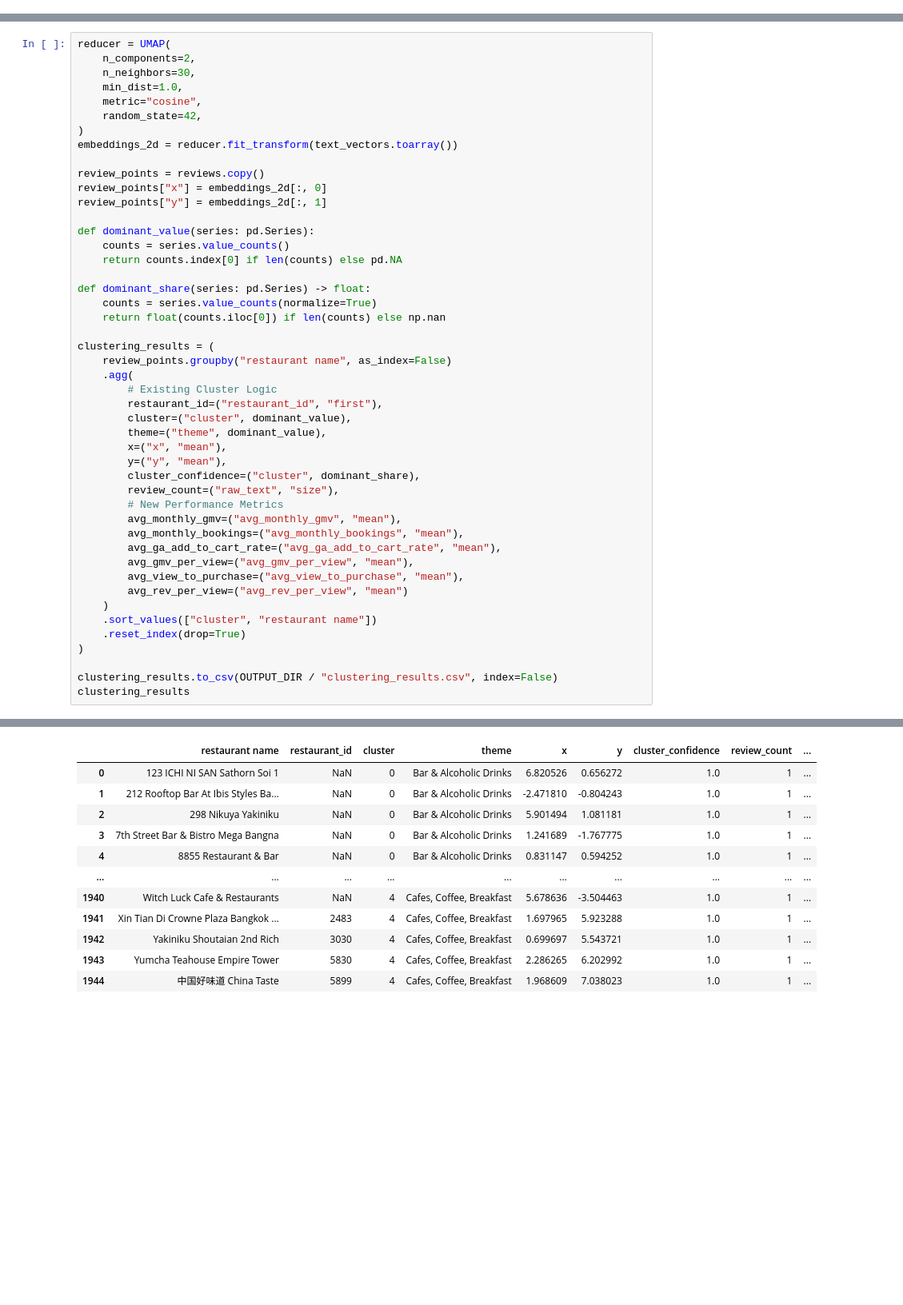
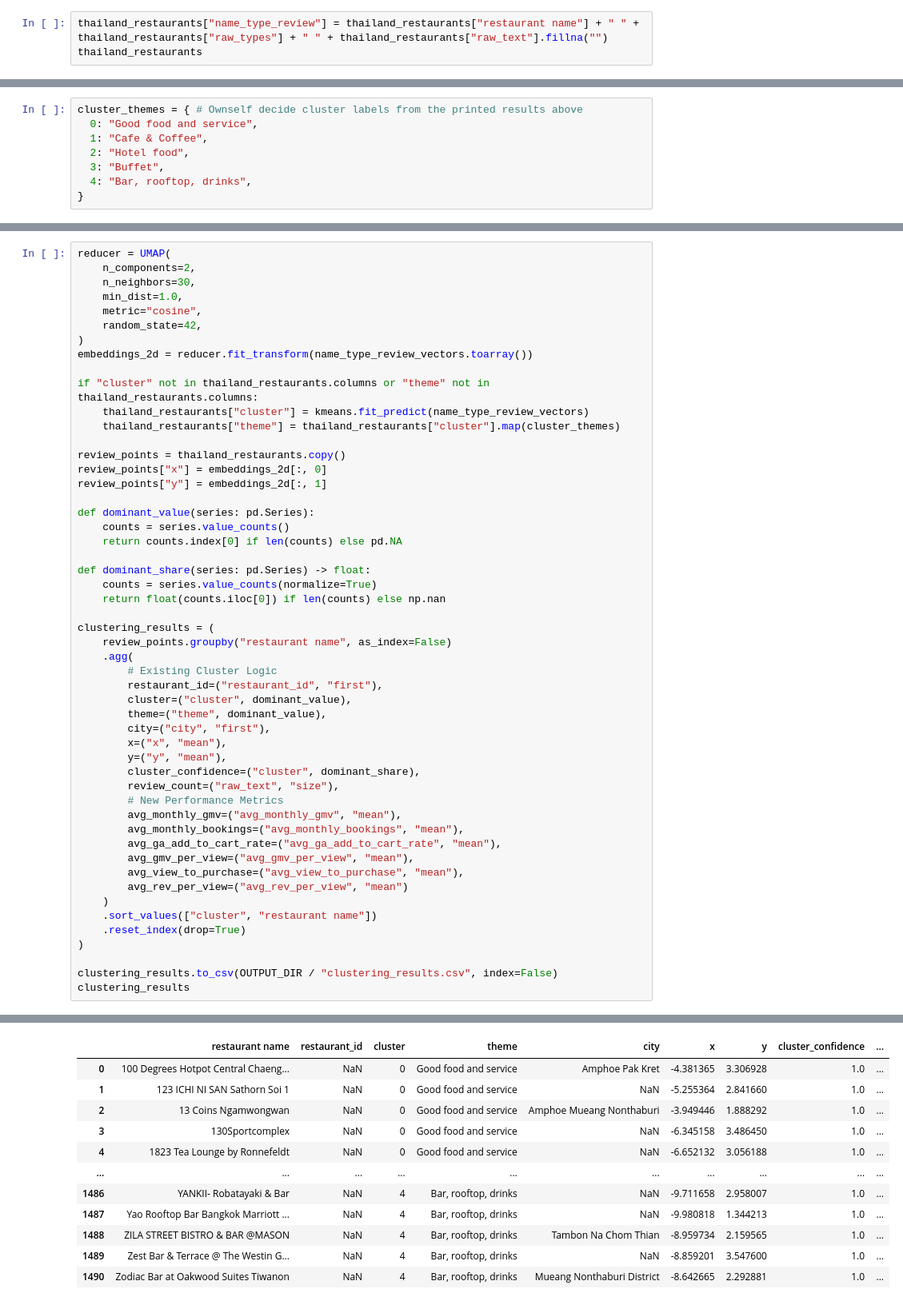
Before and after one commit to liyunling2/OPE, a Jupyter notebook: clustering/clustering.ipynb, the cells around one changed output, grey strips where cells are left out. Shown at 80% size. Cells and saved outputs as stored; diff of their text form; blank space fills up the shorter version.

Commit message:
added city filter and updated clustering algo
Co-authored-by: Copilot <copilot@github.com>

```diff
--- a/clustering/clustering.ipynb
+++ b/clustering/clustering.ipynb
@@ -228,0 +129,3 @@ Reviews + bookings data shape: (1946, 15)
+# %%
+thailand_restaurants["name_type_review"] = thailand_restaurants["restaurant name"] + " " + thailand_restaurants["raw_types"] + " " + thailand_restaurants["raw_text"].fillna("")
+thailand_restaurants
@@ -267,0 +264,8 @@ def assign_theme_cluster_from_name(restaurant_name: str):
+# %%
+cluster_themes = { # Ownself decide cluster labels from the printed results above
+  0: "Good food and service",
+  1: "Cafe & Coffee",
+  2: "Hotel food",
+  3: "Buffet",
+  4: "Bar, rooftop, drinks",
+}
@@ -318,9 +333,13 @@ reducer = UMAP(
     metric="cosine",
     random_state=42,
 )
-embeddings_2d = reducer.fit_transform(text_vectors.toarray())
+embeddings_2d = reducer.fit_transform(name_type_review_vectors.toarray())
 
-review_points = reviews.copy()
+if "cluster" not in thailand_restaurants.columns or "theme" not in thailand_restaurants.columns:
+    thailand_restaurants["cluster"] = kmeans.fit_predict(name_type_review_vectors)
+    thailand_restaurants["theme"] = thailand_restaurants["cluster"].map(cluster_themes)
+
+review_points = thailand_restaurants.copy()
 review_points["x"] = embeddings_2d[:, 0]
 review_points["y"] = embeddings_2d[:, 1]
 
@@ -339,6 +358,7 @@ clustering_results = (
         restaurant_id=("restaurant_id", "first"),
         cluster=("cluster", dominant_value),
         theme=("theme", dominant_value),
+        city=("city", "first"),
         x=("x", "mean"),
         y=("y", "mean"),
         cluster_confidence=("cluster", dominant_share),
@@ -361,12 +382,12 @@ clustering_results
-|  | restaurant name | restaurant_id | cluster | theme | x | y | cluster_confidence | review_count | ... |
-| 0 | 123 ICHI NI SAN Sathorn Soi 1 | NaN | 0 | Bar & Alcoholic Drinks | 6.820526 | 0.656272 | 1.0 | 1 | ... |
-| 1 | 212 Rooftop Bar At Ibis Styles Ba... | NaN | 0 | Bar & Alcoholic Drinks | -2.471810 | -0.804243 | 1.0 | 1 | ... |
-| 2 | 298 Nikuya Yakiniku | NaN | 0 | Bar & Alcoholic Drinks | 5.901494 | 1.081181 | 1.0 | 1 | ... |
-| 3 | 7th Street Bar & Bistro Mega Bangna | NaN | 0 | Bar & Alcoholic Drinks | 1.241689 | -1.767775 | 1.0 | 1 | ... |
-| 4 | 8855 Restaurant & Bar | NaN | 0 | Bar & Alcoholic Drinks | 0.831147 | 0.594252 | 1.0 | 1 | ... |
+|  | restaurant name | restaurant_id | cluster | theme | city | x | y | cluster_confidence | ... |
+| 0 | 100 Degrees Hotpot Central Chaeng... | NaN | 0 | Good food and service | Amphoe Pak Kret | -4.381365 | 3.306928 | 1.0 | ... |
+| 1 | 123 ICHI NI SAN Sathorn Soi 1 | NaN | 0 | Good food and service | NaN | -5.255364 | 2.841660 | 1.0 | ... |
+| 2 | 13 Coins Ngamwongwan | NaN | 0 | Good food and service | Amphoe Mueang Nonthaburi | -3.949446 | 1.888292 | 1.0 | ... |
+| 3 | 130Sportcomplex | NaN | 0 | Good food and service | NaN | -6.345158 | 3.486450 | 1.0 | ... |
+| 4 | 1823 Tea Lounge by Ronnefeldt | NaN | 0 | Good food and service | NaN | -6.652132 | 3.056188 | 1.0 | ... |
 | ... | ... | ... | ... | ... | ... | ... | ... | ... | ... |
-| 1940 | Witch Luck Cafe & Restaurants | NaN | 4 | Cafes, Coffee, Breakfast | 5.678636 | -3.504463 | 1.0 | 1 | ... |
-| 1941 | Xin Tian Di Crowne Plaza Bangkok ... | 2483 | 4 | Cafes, Coffee, Breakfast | 1.697965 | 5.923288 | 1.0 | 1 | ... |
-| 1942 | Yakiniku Shoutaian 2nd Rich | 3030 | 4 | Cafes, Coffee, Breakfast | 0.699697 | 5.543721 | 1.0 | 1 | ... |
-| 1943 | Yumcha Teahouse Empire Tower | 5830 | 4 | Cafes, Coffee, Breakfast | 2.286265 | 6.202992 | 1.0 | 1 | ... |
-| 1944 | 中国好味道 China Taste | 5899 | 4 | Cafes, Coffee, Breakfast | 1.968609 | 7.038023 | 1.0 | 1 | ... |
+| 1486 | YANKII- Robatayaki & Bar | NaN | 4 | Bar, rooftop, drinks | NaN | -9.711658 | 2.958007 | 1.0 | ... |
+| 1487 | Yao Rooftop Bar Bangkok Marriott ... | NaN | 4 | Bar, rooftop, drinks | NaN | -9.980818 | 1.344213 | 1.0 | ... |
+| 1488 | ZILA STREET BISTRO & BAR @MASON | NaN | 4 | Bar, rooftop, drinks | Tambon Na Chom Thian | -8.959734 | 2.159565 | 1.0 | ... |
+| 1489 | Zest Bar & Terrace @ The Westin G... | NaN | 4 | Bar, rooftop, drinks | NaN | -8.859201 | 3.547600 | 1.0 | ... |
+| 1490 | Zodiac Bar at Oakwood Suites Tiwanon | NaN | 4 | Bar, rooftop, drinks | Mueang Nonthaburi District | -8.642665 | 2.292881 | 1.0 | ... |
```
Also changed, not shown: parts of 17 cells of this notebook, 1 other file.
